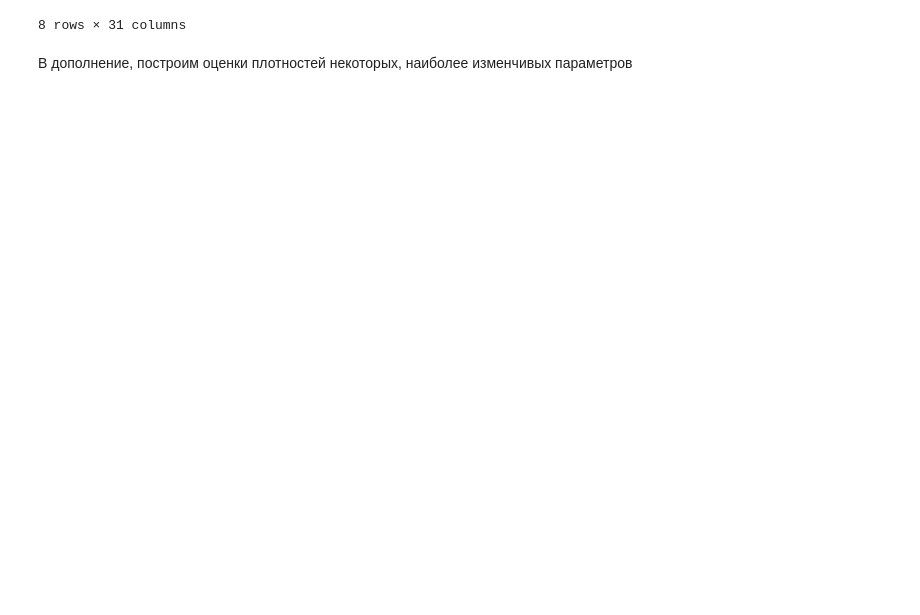
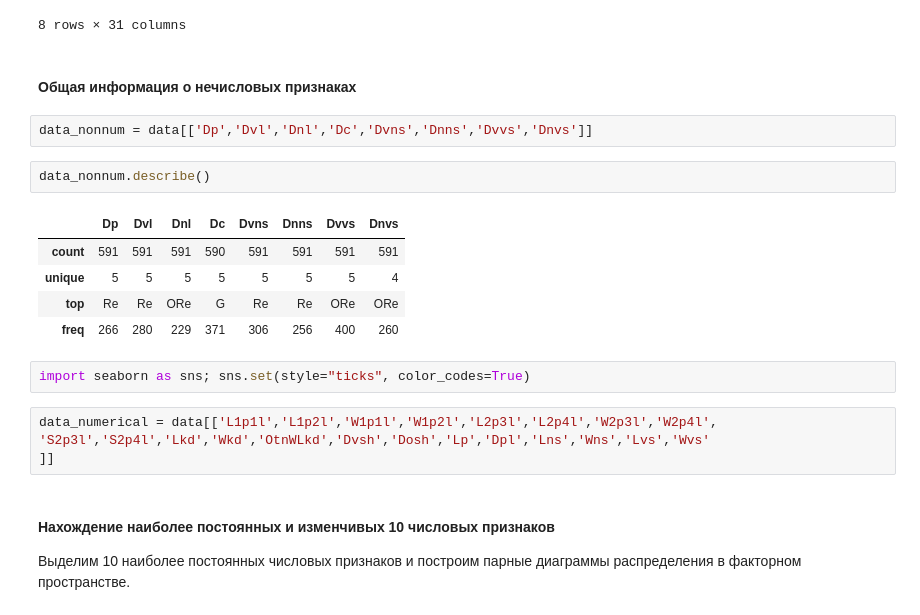
Before and after one commit to VBGI/df, a Jupyter notebook: analysis.ipynb, the cells around one changed output. Drawn from its saved outputs; the diff is of its cells as text; blank space fills up the shorter version.

```diff
--- a/analysis.ipynb
+++ b/analysis.ipynb
@@ -61,5 +63,24 @@ data.drop(['LAT', 'LON', 'idpl', 'ALT'], axis=1).describe()
 | 75% | 41.779698 | 107.193097 | 48.980919 | -80.918556 | 1.337711 | 1012.299307 | 14.850000 | 15.015000 | 5.000000 | 5.000000 | ... | ... |
 | max | 59.057297 | 318.043832 | 64.348574 | -58.206587 | 4.032114 | 1150.679022 | 21.500000 | 21.680000 | 7.220000 | 7.260000 | ... | ... |
 8 rows × 31 columns
-# %% [markdown]
-В дополнение, построим оценки плотностей некоторых, наиболее изменчивых параметров
+# %% [markdown]
+#### Общая информация о нечисловых признаках
+# %%
+data_nonnum = data[['Dp','Dvl','Dnl','Dc','Dvns','Dnns','Dvvs','Dnvs']]
+# %%
+data_nonnum.describe()
+# %% [output]
+|  | Dp | Dvl | Dnl | Dc | Dvns | Dnns | Dvvs | Dnvs |
+| count | 591 | 591 | 591 | 590 | 591 | 591 | 591 | 591 |
+| unique | 5 | 5 | 5 | 5 | 5 | 5 | 5 | 4 |
+| top | Re | Re | ORe | G | Re | Re | ORe | ORe |
+| freq | 266 | 280 | 229 | 371 | 306 | 256 | 400 | 260 |
+# %%
+import seaborn as sns; sns.set(style="ticks", color_codes=True)
+# %%
+data_numerical = data[['L1p1l','L1p2l','W1p1l','W1p2l','L2p3l','L2p4l','W2p3l','W2p4l', 'S2p3l','S2p4l','Lkd','Wkd','OtnWLkd','Dvsh','Dosh','Lp','Dpl','Lns','Wns','Lvs','Wvs'
+]]
+# %% [markdown]
+#### Нахождение наиболее постоянных и изменчивых 10 числовых признаков
+
+Выделим 10 наиболее постоянных числовых признаков и построим парные диаграммы распределения в факторном пространстве.
```
Also changed, not shown: parts of 12 cells of this notebook.
